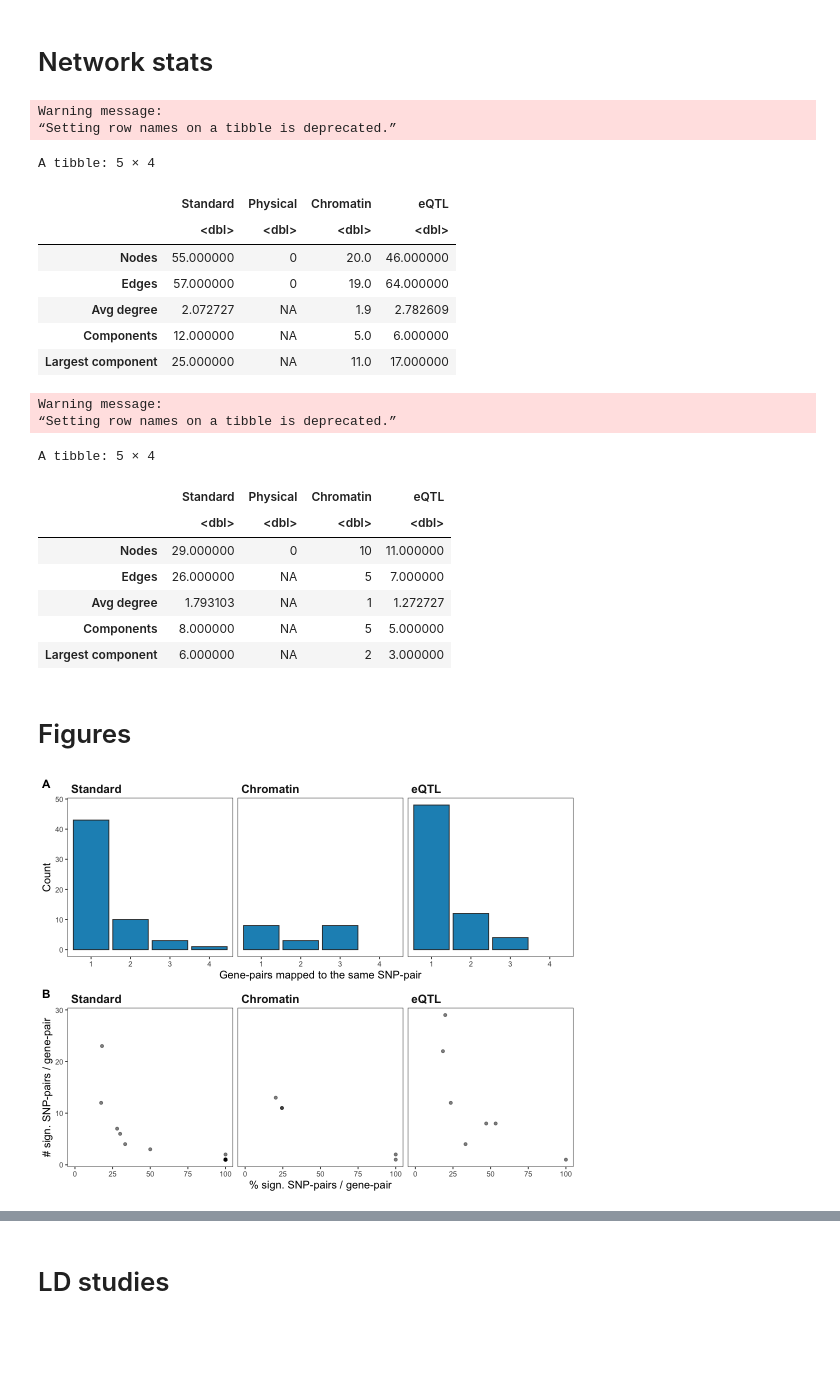
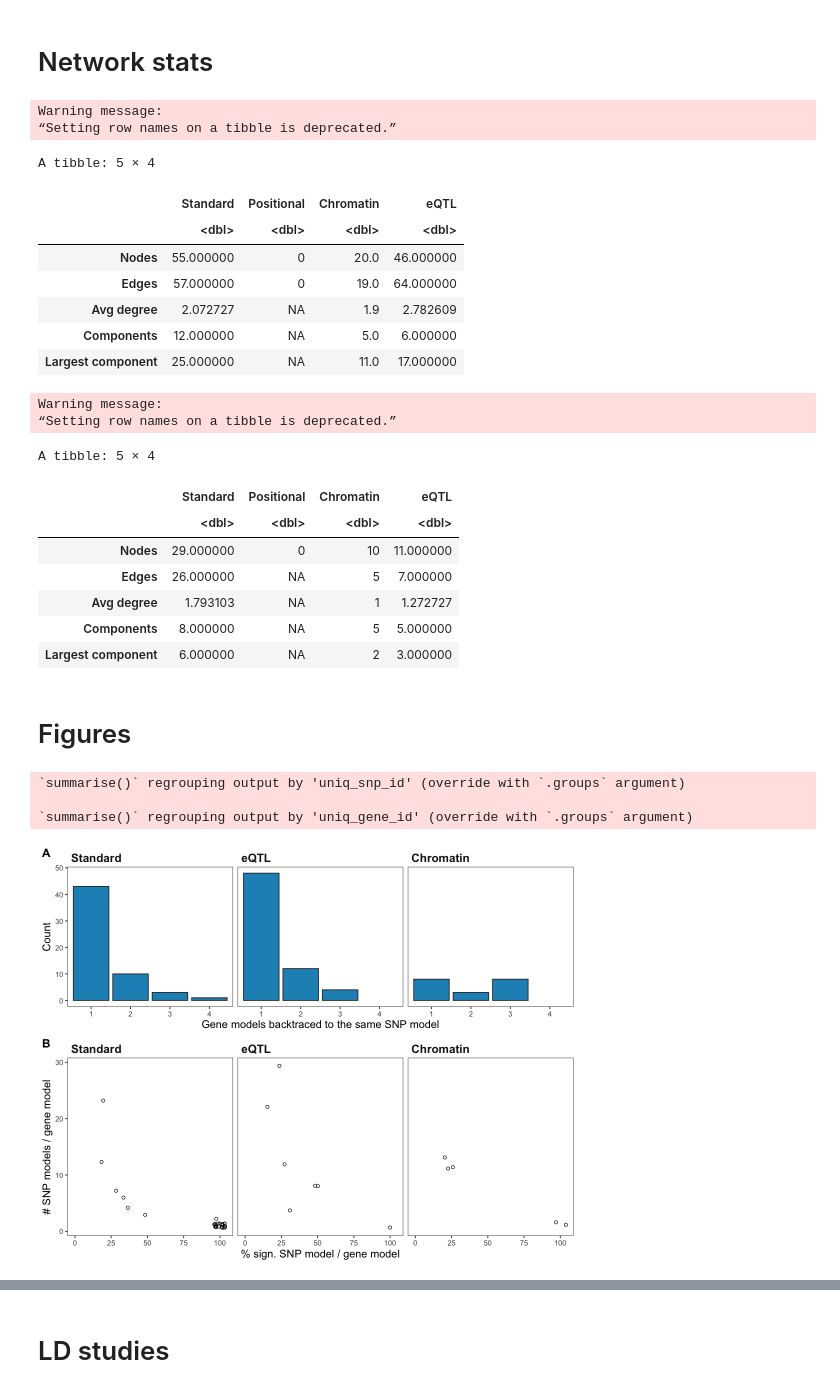
Before and after one commit to DianeDuroux/BiologicalEpistasis, a Jupyter notebook: doc/gene_networks.ipynb, the cells around one changed output, grey strips where cells are left out. Saved outputs shown, nothing was run; the diff lists cells and outputs as text; code cells hidden in the pictures; blank space fills up the shorter version.

```diff
--- a/doc/gene_networks.ipynb
+++ b/doc/gene_networks.ipynb
@@ -212,7 +223,7 @@ snp_stats <- function(path) {
 }
 
 snp_stats <- bind_cols(Standard = snp_stats('noFilter/sign_SNPPairs.txt'),
-                       Physical = c(0, 0, NA, NA, NA),
+                       Positional = c(0, 0, NA, NA, NA),
                        Chromatin = snp_stats('withBiofilter_filter/chromatin/sign_SNPPairs.txt'),
                        eQTL = snp_stats('withBiofilter_filter/eqtl/sign_SNPPairs.txt'))
 rownames(snp_stats) <- c('Nodes', 'Edges', 'Avg degree','Components', 'Largest component')
@@ -221,7 +232,7 @@ snp_stats
 Warning message:
 “Setting row names on a tibble is deprecated.”
 A tibble: 5 × 4
-|  | Standard | Physical | Chromatin | eQTL |
+|  | Standard | Positional | Chromatin | eQTL |
 |  | <dbl> | <dbl> | <dbl> | <dbl> |
 | Nodes | 55.000000 | 0 | 20.0 | 46.000000 |
 | Edges | 57.000000 | 0 | 19.0 | 64.000000 |
@@ -244,7 +255,7 @@ gene_stats <- function(path) {
 }
 
 gene_stats <- bind_cols(Standard = gene_stats('noFilter/sign_GenePairs.txt'),
-                        Physical = c(0, NA, NA, NA, NA),
+                        Positional = c(0, NA, NA, NA, NA),
                         Chromatin = gene_stats('withBiofilter_filter/chromatin/sign_GenePairs_withoutThreshold.txt'),
                         eQTL = gene_stats('withBiofilter_filter/eqtl/sign_GenePairs_withoutThreshold.txt'))
 rownames(gene_stats) <- c('Nodes', 'Edges', 'Avg degree','Components', 'Largest component')
@@ -253,7 +264,7 @@ gene_stats
 Warning message:
 “Setting row names on a tibble is deprecated.”
 A tibble: 5 × 4
-|  | Standard | Physical | Chromatin | eQTL |
+|  | Standard | Positional | Chromatin | eQTL |
 |  | <dbl> | <dbl> | <dbl> | <dbl> |
 | Nodes | 29.000000 | 0 | 10 | 11.000000 |
 | Edges | 26.000000 | NA | 5 | 7.000000 |
@@ -294,7 +305,7 @@ maps <- bind_rows(get_mapped_genes('noFilter/sign_GenePairs.txt', 'noFilter/sign
                   get_mapped_genes('withBiofilter_filter/eqtl/sign_GenePairs_withoutThreshold.txt',
                                    'withBiofilter_filter/eqtl/sign_SNPPairs.txt') %>% mutate(exp = 'eQTL')) %>%
     select(uniq_gene_id, uniq_snp_id, gene_pair, snp_pair, exp) %>%
-    mutate(exp = factor(exp, levels = c('Standard', 'Chromatin', 'eQTL')))
+    mutate(exp = factor(exp, levels = c('Standard', 'eQTL', 'Chromatin')))
 
 snp2gene_plt <- maps %>%
     filter(snp_pair) %>%
@@ -303,40 +314,47 @@ snp2gene_plt <- maps %>%
               gene_pair = ifelse(any(gene_pair), 'Yes', 'No')) %>%
     ggplot(aes(x = n)) +
         geom_bar(stat = 'count', color = 'gray20', fill = '#1d91c0') +
-        labs(x = 'Gene-pairs mapped to the same SNP-pair', y = 'Count', fill = 'Any significant gene-pair') +
+        labs(x = 'Gene models backtraced to the same SNP model', y = 'Count', fill = 'Any significant gene model') +
         facet_grid(. ~ exp) +
         scale_fill_manual(values = c('Yes' = '#1d91c0', 'No' = 'gray80')) +
         theme_bw() +
         theme(strip.background = element_blank(),
               strip.text = element_text(size = 14, face = "bold", hjust=0),
               axis.title = element_text(size = 13),
               legend.position = 'bottom') +
         theme_transparent
 
 gene2snp_plt <- maps %>%
     filter(gene_pair) %>%
     group_by(uniq_gene_id, exp) %>%
     summarise(snp_pairs = sum(snp_pair),
               pc_snp_pairs = 100 * snp_pairs / n()) %>%
+#     group_by(exp, snp_pairs, pc_snp_pairs) %>%
+#     summarize(n = n()) %>%
     ggplot() +
-        geom_point(aes(pc_snp_pairs, snp_pairs), alpha = 0.5) +
-        labs(x = '% sign. SNP-pairs / gene-pair',
-             y = '# sign. SNP-pairs / gene-pair') +
+#         geom_point(aes(pc_snp_pairs, snp_pairs, size = n), shape = 21, color = 'black') +
+        geom_jitter(aes(pc_snp_pairs, snp_pairs), shape = 21, color = 'black', width = 4) +
+        labs(x = '% sign. SNP model / gene model',
+             y = '# SNP models / gene model',
+             size = 'Number of gene models') +
         facet_grid(. ~ exp) +
         scale_x_continuous(limits = c(0, NA)) +
         theme_bw() +
         theme(strip.background = element_blank(),
               strip.text = element_text(size = 14, face = "bold", hjust=0),
               axis.title = element_text(size = 13),
               legend.position = 'bottom') +
         theme_transparent
 
 options(repr.plot.width=9, repr.plot.height=7)
-plot_grid(snp2gene_plt, gene2snp_plt, nrow = 2, labels = c('A', 'B'))
+plot_grid(snp2gene_plt, gene2snp_plt, nrow = 2, labels = c('A', 'B'), rel_heights = c(1,1.2))
 ggsave(filename = 'fig/sign_snps_per_gene_and_viceversa.pdf',
        width=9, height=7, bg = "transparent")
 # %% [output]
+`summarise()` regrouping output by 'uniq_snp_id' (override with `.groups` argument)
+
+`summarise()` regrouping output by 'uniq_gene_id' (override with `.groups` argument)
-[figure, old version]
+[figure, new version]
 # %%
 plot_genes <- function(path, tag, color) {
 
```
Also changed, not shown: parts of 10 cells of this notebook, 12 other files.
